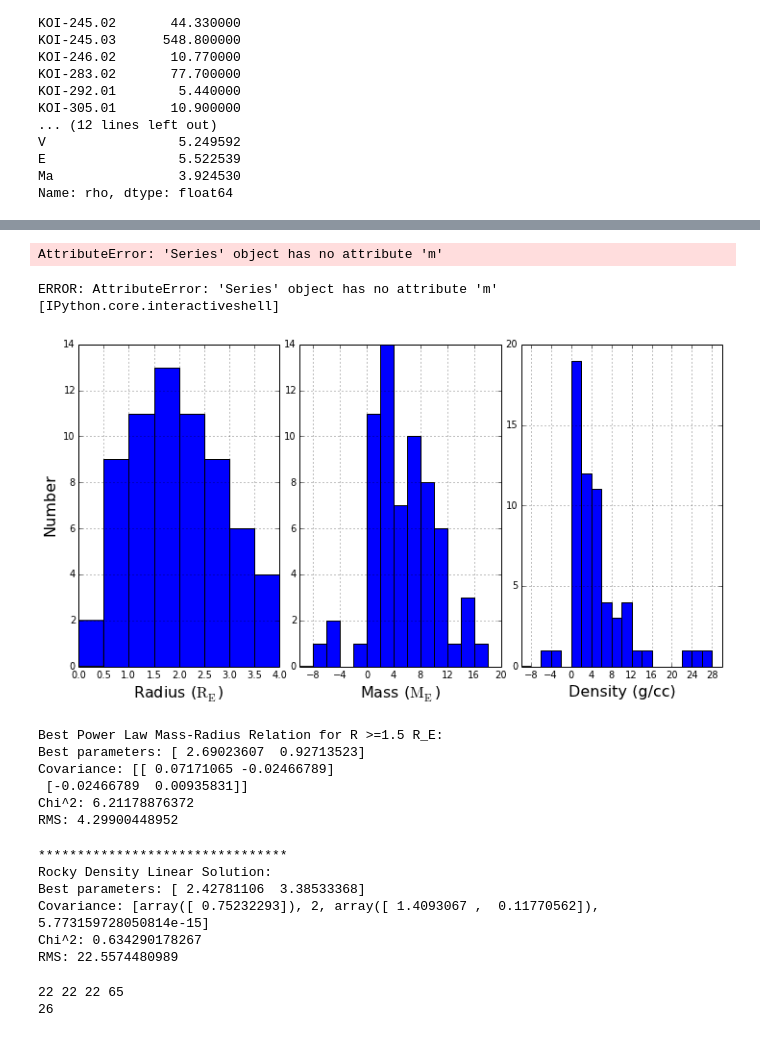
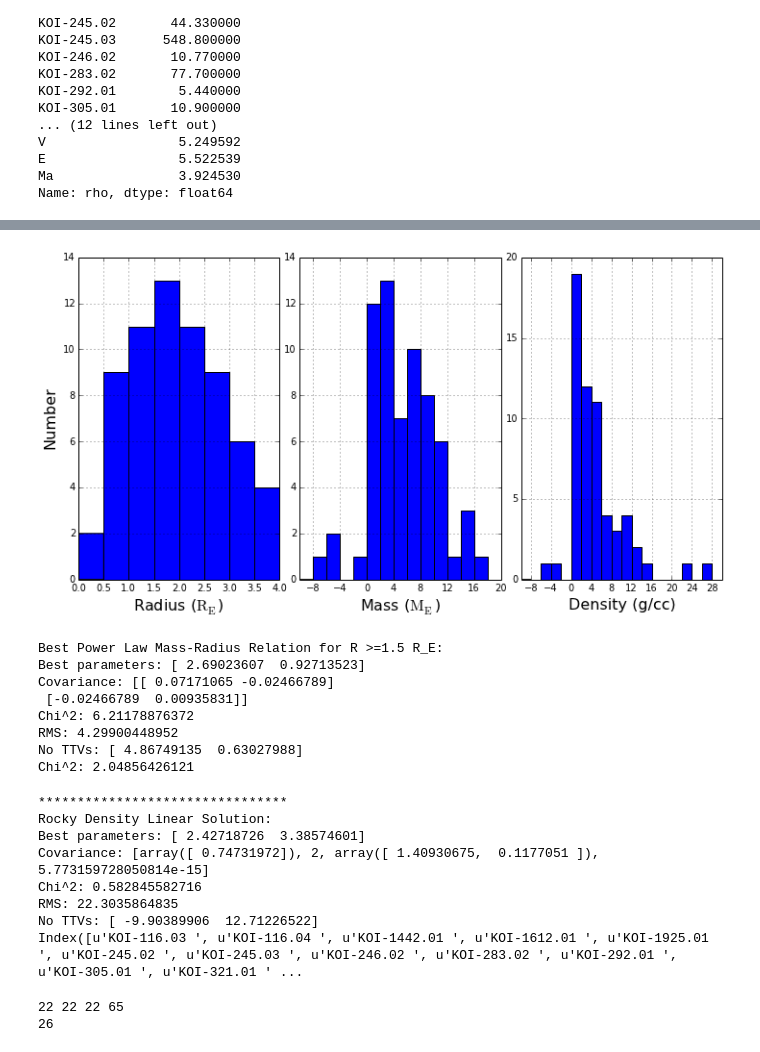
Before and after one commit to sealauren/mrf, a Jupyter notebook: plot_mr.ipynb, the cells around one changed output, grey strips where cells are left out. Saved outputs shown, nothing was run; the diff lists cells and outputs as text; code cells hidden in the pictures.

```diff
--- a/plot_mr.ipynb
+++ b/plot_mr.ipynb
@@ -145,34 +148,29 @@ def plot_all_exoplanets_mrf():
 # %%
 # plot histograms
 fig, axes = plt.subplots(nrows=1, ncols=3)
 from matplotlib.ticker import MultipleLocator, FormatStrFormatter
 sp['r'].hist(ax=axes[0] , bins = arange(0,5,0.5));
 axes[0].set_xlabel('Radius ($\mathrm{R_E}$)', fontsize=16);
 axes[0].set_ylabel('Number', fontsize=16)
 majorLocator   = MultipleLocator(0.5)
 axes[0].xaxis.set_major_locator(majorLocator);
 sp['m'].hist(ax=axes[1], bins = arange(-10,20,2));
 axes[1].set_xlabel('Mass ($\mathrm{M_E}$)', fontsize=16)
 majorLocator   = MultipleLocator(4)
 axes[1].xaxis.set_major_locator(majorLocator)
 sp['rho'].hist(ax=axes[2], bins = arange(-10,30,2))#, range=(-10,30);
 axes[2].set_xlabel('Density (g/cc)', fontsize=16)
 majorLocator   = MultipleLocator(4)
 axes[2].xaxis.set_major_locator(majorLocator)
 fig.set_size_inches(12,6);
 subplots_adjust(wspace=0.1)
 subplots_adjust(hspace=0.5)
 plt.savefig('histograms.png',dpi=100)
 plt.savefig('histograms.eps', format='eps', dpi=100)
-#print sort(sp.ix[:,['m','rho']])
-rhosort = sort(sp.rho)
-print rhosort.m, rhosort.rho
 # %% [output]
-AttributeError: 'Series' object has no attribute 'm'
-ERROR: AttributeError: 'Series' object has no attribute 'm' [IPython.core.interactiveshell]
-[figure, old version]
+[figure, new version]
 # %%
-#fit for the planets with volatile envelopes
+#fit for the planets with envelopes
 rarr = linspace(1.5, 4.0, 101) # for the volatile planets
 powerlaw = lambda p, x: p[0] * x**(p[1])
 powerlaw2 = lambda p, x: pow(x,p[0])
@@ -181,6 +179,8 @@ errfunc_plaw2 = lambda p, x, y, err : (y - powerlaw2(p, x))/err
 
 mass_plaw = leastsq(errfunc_plaw,  [3.,1.],
               args=(sp_vol.r, sp_vol.m, sp_vol.um),full_output=1)
+out = leastsq(errfunc_plaw,  [3.,1.],
+              args=(sp_vol[sp_vol.ttv==0].r, sp_vol[sp_vol.ttv==0].m, sp_vol[sp_vol.ttv==0].um),full_output=1)
 mpars = mass_plaw[0]
 mplaw = mpars[0] * pow(rarr,mpars[1])
 print "Best Power Law Mass-Radius Relation for R >=1.5 R_E:"
@@ -188,6 +188,8 @@ print "Best parameters:", mpars
 print "Covariance:", mass_plaw[1]
 print "Chi^2:", (errfunc_plaw(mpars,sp_vol.r,sp_vol.m,sp_vol.um)**2.).sum()/(len(sp_vol.m) - len(mpars))
 print "RMS:", np.sqrt(np.mean((sp_vol.m - powerlaw(mpars,sp_vol.r))**2))
+print "No TTVs:", out[0]
+print "Chi^2:", (errfunc_plaw(out[0],sp_vol[sp_vol.ttv==0].r,sp_vol[sp_vol.ttv==0].m,sp_vol[sp_vol.ttv==0].um)**2.).sum()/(len(sp_vol[sp_vol.ttv==0].m) - len(out[0]))
 # %% [output]
 Best Power Law Mass-Radius Relation for R >=1.5 R_E:
 Best parameters: [ 2.69023607  0.92713523]
@@ -195,6 +197,8 @@ Covariance: [[ 0.07171065 -0.02466789]
  [-0.02466789  0.00935831]]
 Chi^2: 6.21178876372
 RMS: 4.29900448952
+No TTVs: [ 4.86749135  0.63027988]
+Chi^2: 2.04856426121
 # %%
 # fit for the potentially rocky planets
 fitfunc = lambda p, x: p[0] + p[1] * x
@@ -202,19 +206,24 @@ errfunc = lambda p, x, y, err: (y - fitfunc(p, x)) / err
 from scipy.optimize import leastsq
 out6 = np.polynomial.polynomial.polyfit(sp_rocky.r, sp_rocky.rho, 1, rcond=None, full=True, w=1./sp_rocky.urho**2.)
 dr_lin_pars = out6[0]
+out7 = np.polynomial.polynomial.polyfit(sp_rocky[sp_rocky.ttv==0].r, sp_rocky[sp_rocky.ttv==0].rho, 1, rcond=None, full=True, w=1./sp_rocky[sp_rocky.ttv==0].urho**2.)
 print "********************************"
 print "Rocky Density Linear Solution:"
 print "Best parameters:", out6[0]
 print "Covariance:", out6[1]
 print "Chi^2:", (errfunc(out6[0], sp_rocky.r,sp_rocky.rho, sp_rocky.urho)**2.).sum()/(len(sp_rocky.rho) - len(out6[0]))
 print "RMS:", np.sqrt(np.mean((sp_rocky[sp_rocky.rho < 100].rho - powerlaw(rocky_d,sp_rocky[sp_rocky.rho < 100].r))**2))
+print "No TTVs:", out7[0]
+print sp_rocky[sp_rocky.ttv==0].index
 # %% [output]
 ********************************
 Rocky Density Linear Solution:
-Best parameters: [ 2.42781106  3.38533368]
-Covariance: [array([ 0.75232293]), 2, array([ 1.4093067 ,  0.11770562]), 5.773159728050814e-15]
-Chi^2: 0.634290178267
-RMS: 22.5574480989
+Best parameters: [ 2.42718726  3.38574601]
+Covariance: [array([ 0.74731972]), 2, array([ 1.40930675,  0.1177051 ]), 5.773159728050814e-15]
+Chi^2: 0.582845582716
+RMS: 22.3035864835
+No TTVs: [ -9.90389906  12.71226522]
+Index([u'KOI-116.03 ', u'KOI-116.04 ', u'KOI-1442.01 ', u'KOI-1612.01 ', u'KOI-1925.01 ', u'KOI-245.02 ', u'KOI-245.03 ', u'KOI-246.02 ', u'KOI-283.02 ', u'KOI-292.01 ', u'KOI-305.01 ', u'KOI-321.01 ' ...
 # %%
 # find uncertainties in plaw with bootstrap
 def draw_data(x,ux):
```
Also changed, not shown: parts of 5 cells of this notebook, 20 other files.
